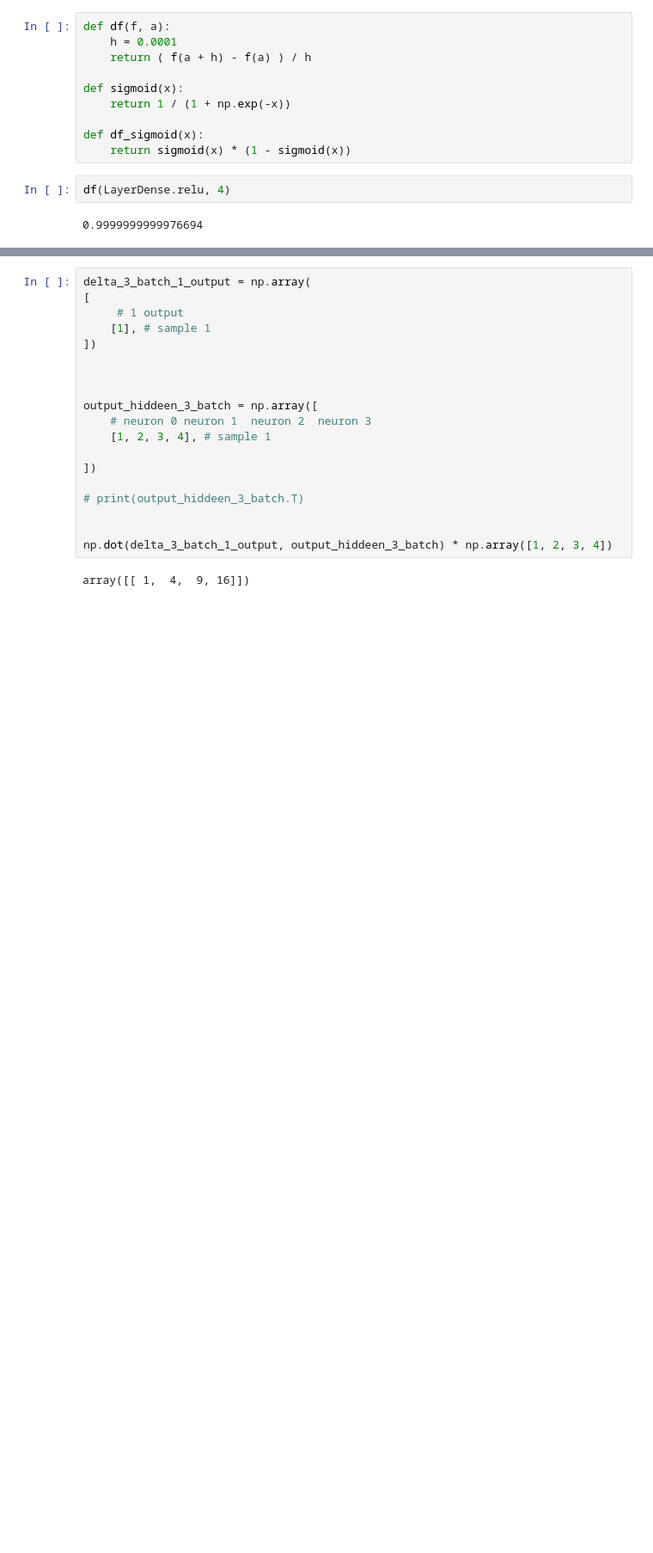
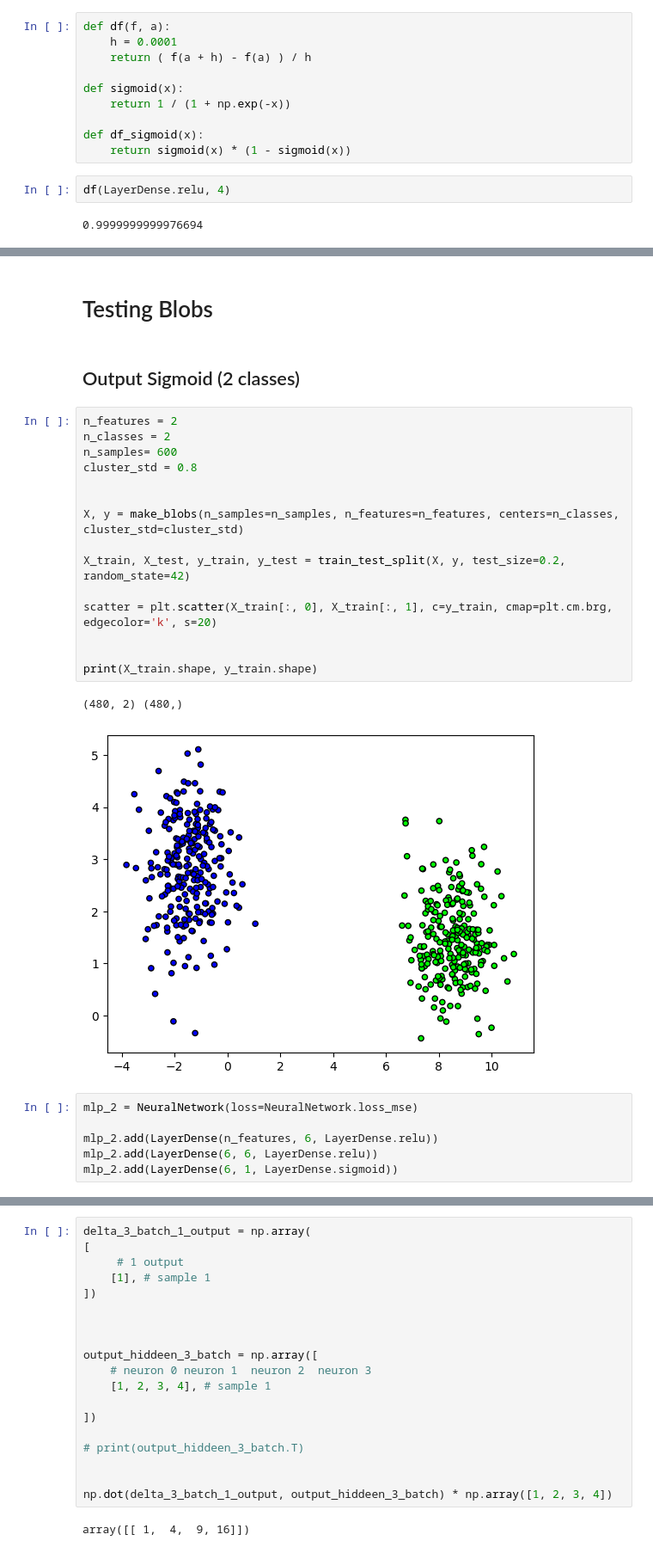
Before and after one commit to RaLLy08/scratch-mlp, a Jupyter notebook: python/mlp.ipynb, the cells around one changed output, grey strips where cells are left out. Shown: that part at 86% size. Saved outputs shown, nothing was run; the diff lists cells and outputs as text; blank space fills up the shorter version.

```diff
--- a/python/mlp.ipynb
+++ b/python/mlp.ipynb
@@ -431 +453,29 @@ mlp.add(LayerDense(4, 1, LayerDense.sigmoid))
+# %% [markdown]
+<h1> Testing Blobs </h1>
+# %% [markdown]
+<h2> Output Sigmoid (2 classes) </h2>
+# %%
+n_features = 2
+n_classes = 2
+n_samples= 600
+cluster_std = 0.8
+
+
+X, y = make_blobs(n_samples=n_samples, n_features=n_features, centers=n_classes, cluster_std=cluster_std)
+
+X_train, X_test, y_train, y_test = train_test_split(X, y, test_size=0.2, random_state=42)
+
+scatter = plt.scatter(X_train[:, 0], X_train[:, 1], c=y_train, cmap=plt.cm.brg, edgecolor='k', s=20)
+
+
+print(X_train.shape, y_train.shape)
+# %% [output]
+(480, 2) (480,)
+[figure, added]
+# %%
+mlp_2 = NeuralNetwork(loss=NeuralNetwork.loss_mse)
+
+mlp_2.add(LayerDense(n_features, 6, LayerDense.relu))
+mlp_2.add(LayerDense(6, 6, LayerDense.relu))
+mlp_2.add(LayerDense(6, 1, LayerDense.sigmoid))
 # %%
```
Also changed, not shown: parts of 13 cells of this notebook, 1 other file.
